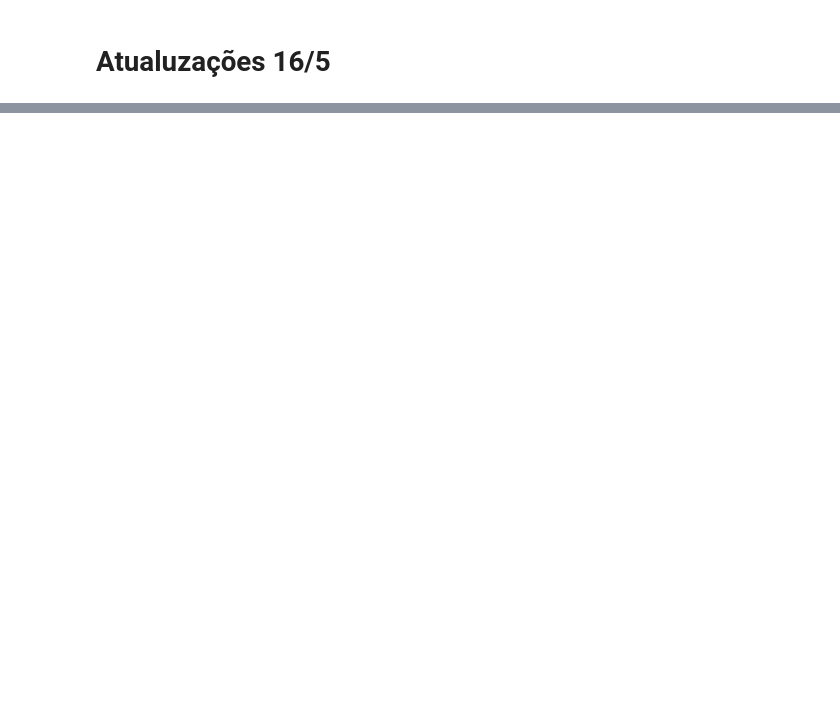
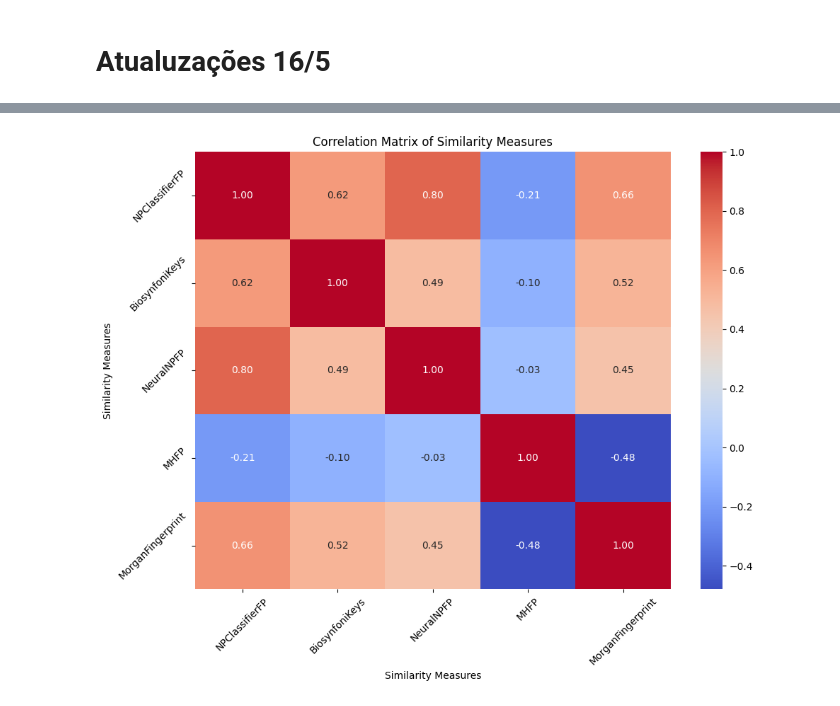
Before and after one commit to phcp0110/projeto, a Jupyter notebook: Desktop/Universidade/Mestrado/2S 1Ano/Projeto/projeto.ipynb, the cells around one changed output, grey strips where cells are left out. Drawn from its saved outputs; the diff is of its cells as text; code cells hidden in the pictures; blank space fills up the shorter version.

```diff
--- a/Desktop/Universidade/Mestrado/2S 1Ano/Projeto/projeto.ipynb
+++ b/Desktop/Universidade/Mestrado/2S 1Ano/Projeto/projeto.ipynb
@@ -511,0 +416,23 @@ plt.close()
+# %%
+# correlation matrix
+import seaborn as sns
+import matplotlib.pyplot as plt
+
+labels={0: "NPClassifierFP",
+            1: "BiosynfoniKeys",
+            2: "NeuralNPFP",
+            3: "MHFP",
+            4: "MorganFingerprint"
+            }
+
+plt.figure(figsize=(10, 8))
+sns.heatmap(cor_matrix, annot=True, fmt=".2f", cmap='coolwarm', cbar=True)
+plt.title('Correlation Matrix of Similarity Measures')
+plt.xlabel('Similarity Measures')
+plt.ylabel('Similarity Measures')
+plt.xticks(ticks=np.arange(5) + 0.5, labels=labels.values(), rotation=45)
+plt.yticks(ticks=np.arange(5) + 0.5, labels=labels.values(), rotation=45)
+plt.tight_layout()
+plt.show()
+# %% [output]
+[figure, added]
```
Also changed, not shown: parts of 12 cells of this notebook.
